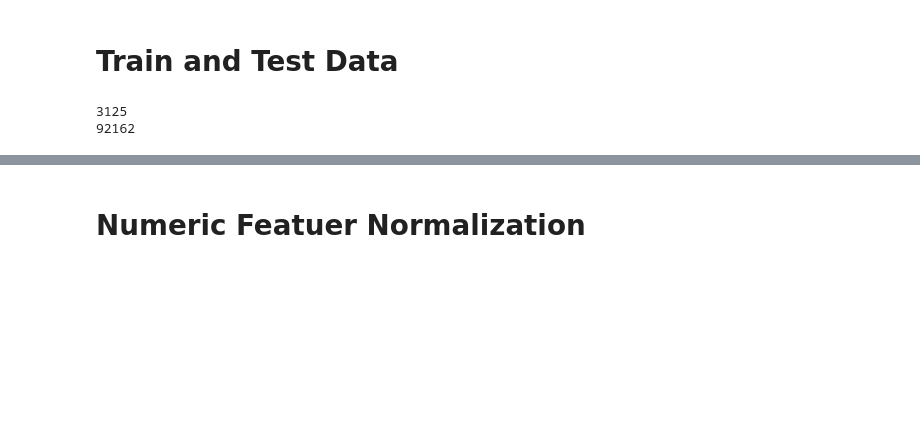
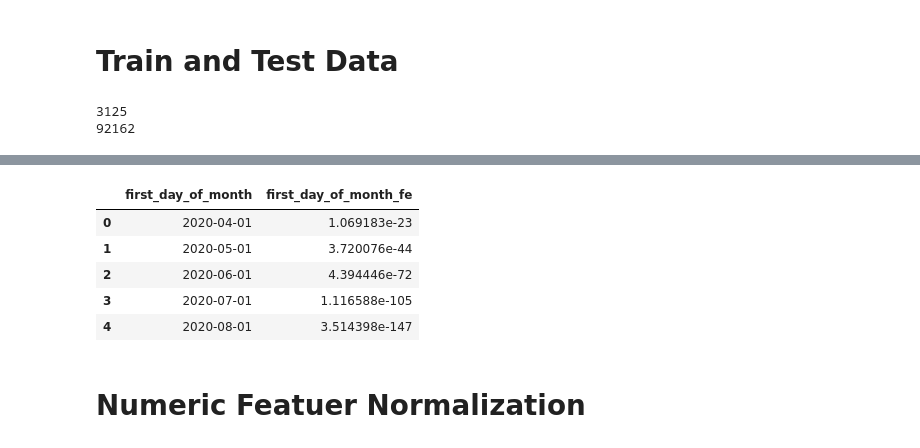
Before and after one commit to Joheun-Kang/microb, a Jupyter notebook: notebook/microb.ipynb, the cells around one changed output, grey strips where cells are left out. Drawn from its saved outputs; the diff is of its cells as text; code cells hidden in the pictures; blank space fills up the shorter version.

```diff
--- a/notebook/microb.ipynb
+++ b/notebook/microb.ipynb
@@ -768,3 +763,14 @@ X_3.plot(subplots=True, figsize=(14, 8),sharex=True, title="Radial Basis Functio
+# %%
+X_3 = X_3.drop(columns = ['index_column'])
+X_3 = X_3.rename(columns ={'index':'first_day_of_month',0:'first_day_of_month_fe'})
+X_3.head()
+# %% [output]
+|  | first_day_of_month | first_day_of_month_fe |
+| 0 | 2020-04-01 | 1.069183e-23 |
+| 1 | 2020-05-01 | 3.720076e-44 |
+| 2 | 2020-06-01 | 4.394446e-72 |
+| 3 | 2020-07-01 | 1.116588e-105 |
+| 4 | 2020-08-01 | 3.514398e-147 |
 # %% [markdown]
 # Numeric Featuer Normalization
 # %%
```
Also changed, not shown: parts of 46 cells of this notebook.
